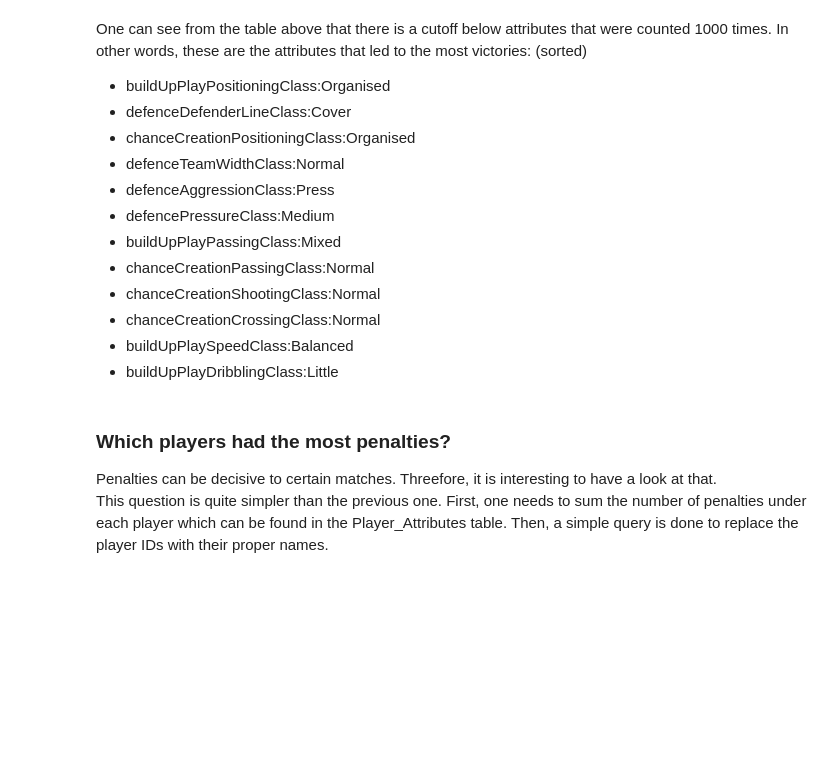
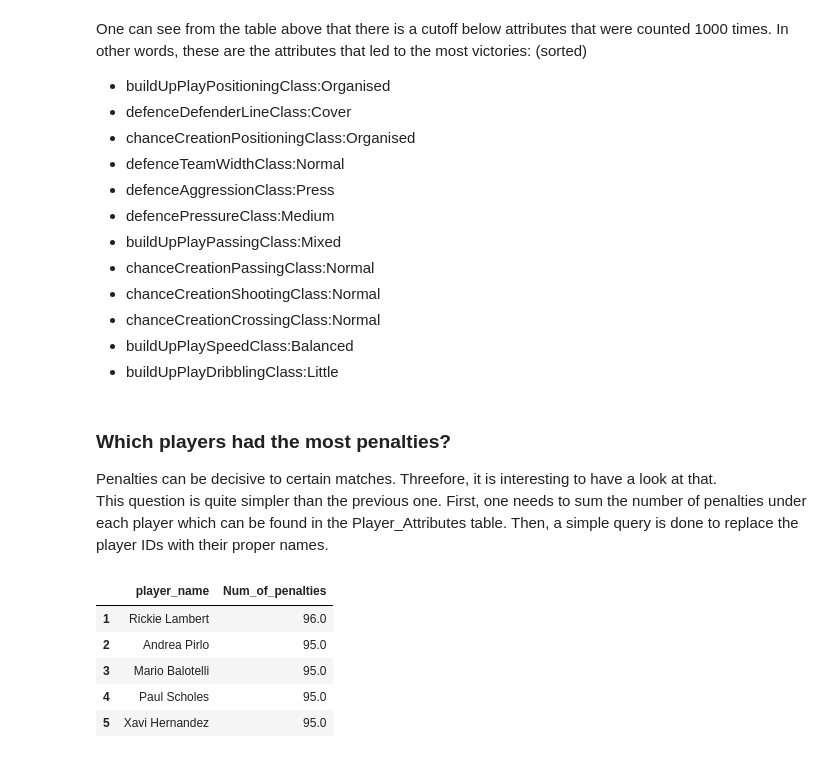
Before and after one commit to msarraj-edu/Investigating-Kaggle-Soccer-Dataset, a Jupyter notebook: Investigating-Kaggle_Soccer-Dataset.ipynb, the cells around one changed output. Saved outputs shown, nothing was run; the diff lists cells and outputs as text; code cells hidden in the pictures; blank space fills up the shorter version.

```diff
--- a/Investigating-Kaggle_Soccer-Dataset.ipynb
+++ b/Investigating-Kaggle_Soccer-Dataset.ipynb
@@ -324,2 +342,16 @@ from player,
 where player.player_api_id = sum_table.player_api_id''',conn)
+# %%
+player_penalties.Num_of_penalties = player_penalties.Num_of_penalties.fillna(0)
+player_penalties.drop_duplicates(subset='player_name', keep='first', inplace=True)
+player_penalties = player_penalties.loc[:, ['player_name','Num_of_penalties']]
+player_penalties.index = range(1, len(player_penalties.index)+1)
+
+player_penalties.head()
+# %% [output]
+|  | player_name | Num_of_penalties |
+| 1 | Rickie Lambert | 96.0 |
+| 2 | Andrea Pirlo | 95.0 |
+| 3 | Mario Balotelli | 95.0 |
+| 4 | Paul Scholes | 95.0 |
+| 5 | Xavi Hernandez | 95.0 |
 # %% [markdown]
```
Also changed, not shown: parts of 9 cells of this notebook.
